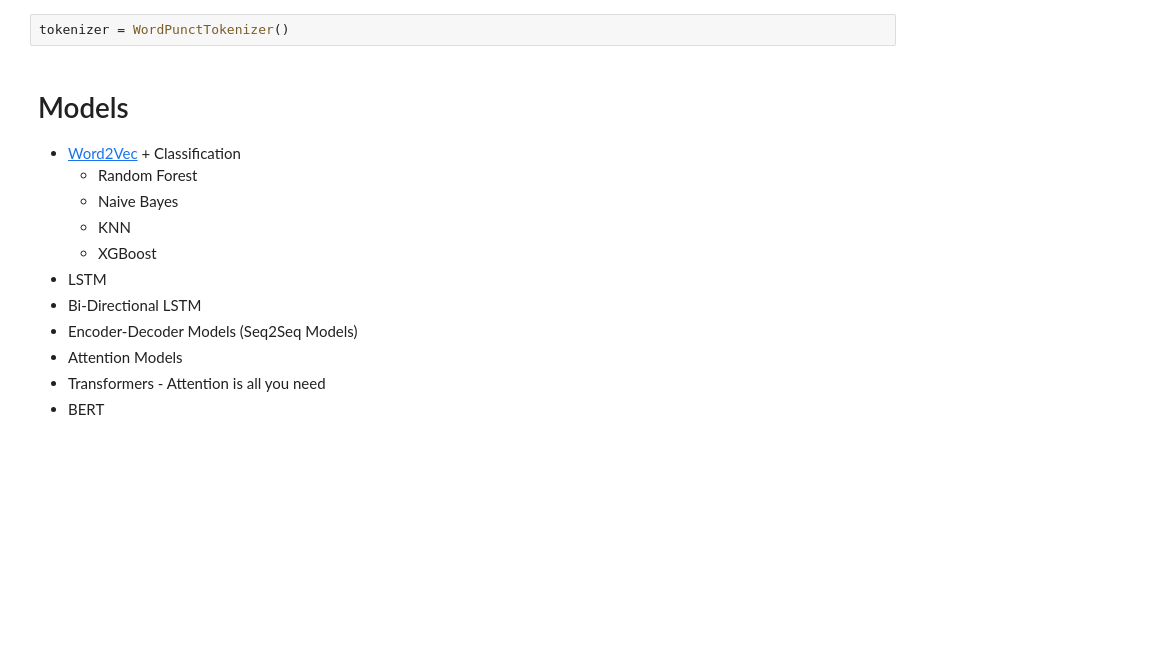
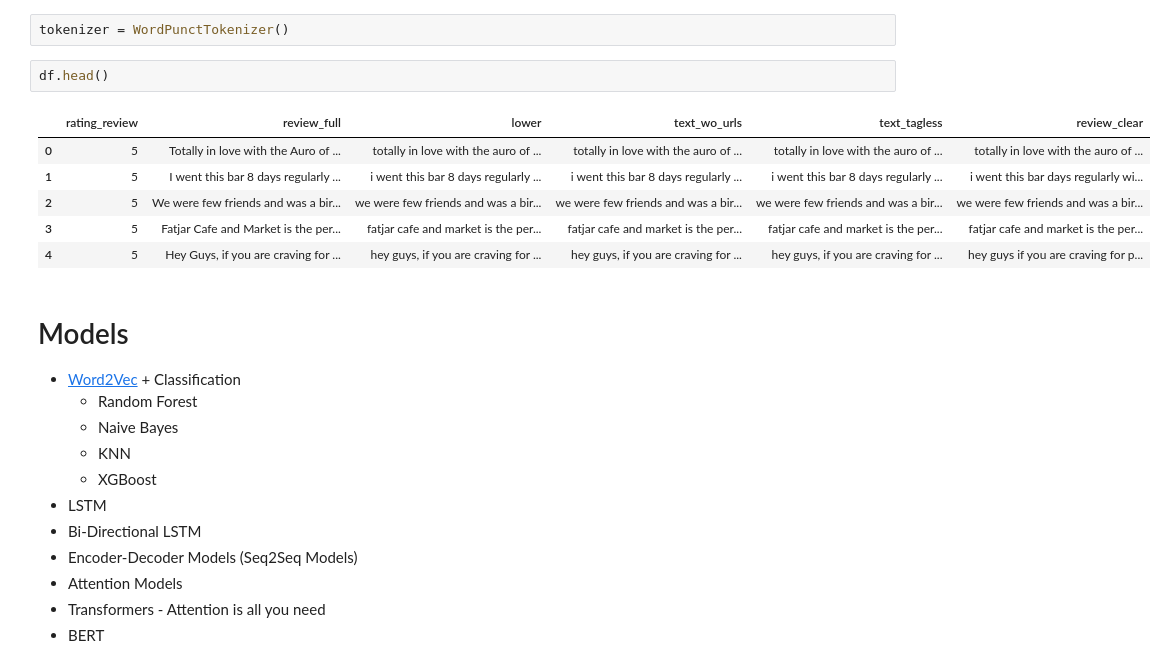
Before and after one commit to L4m3r/TripAdvisor-Sentiment-Analysis, a Jupyter notebook: main.ipynb, the cells around one changed output. Saved outputs shown, nothing was run; the diff lists cells and outputs as text; blank space fills up the shorter version.

```diff
--- a/main.ipynb
+++ b/main.ipynb
@@ -139,6 +127,15 @@ df[['review_full', 'review_clear']].head()
 ## Tockenization
 # %%
 tokenizer = WordPunctTokenizer()
+# %%
+df.head()
+# %% [output]
+|  | rating_review | review_full | lower | text_wo_urls | text_tagless | review_clear |
+| 0 | 5 | Totally in love with the Auro of ... | totally in love with the auro of ... | totally in love with the auro of ... | totally in love with the auro of ... | totally in love with the auro of ... |
+| 1 | 5 | I went this bar 8 days regularly ... | i went this bar 8 days regularly ... | i went this bar 8 days regularly ... | i went this bar 8 days regularly ... | i went this bar days regularly wi... |
+| 2 | 5 | We were few friends and was a bir... | we were few friends and was a bir... | we were few friends and was a bir... | we were few friends and was a bir... | we were few friends and was a bir... |
+| 3 | 5 | Fatjar Cafe and Market is the per... | fatjar cafe and market is the per... | fatjar cafe and market is the per... | fatjar cafe and market is the per... | fatjar cafe and market is the per... |
+| 4 | 5 | Hey Guys, if you are craving for ... | hey guys, if you are craving for ... | hey guys, if you are craving for ... | hey guys, if you are craving for ... | hey guys if you are craving for p... |
 # %% [markdown]
 # Models
 
```
Also changed, not shown: parts of 7 cells of this notebook.
